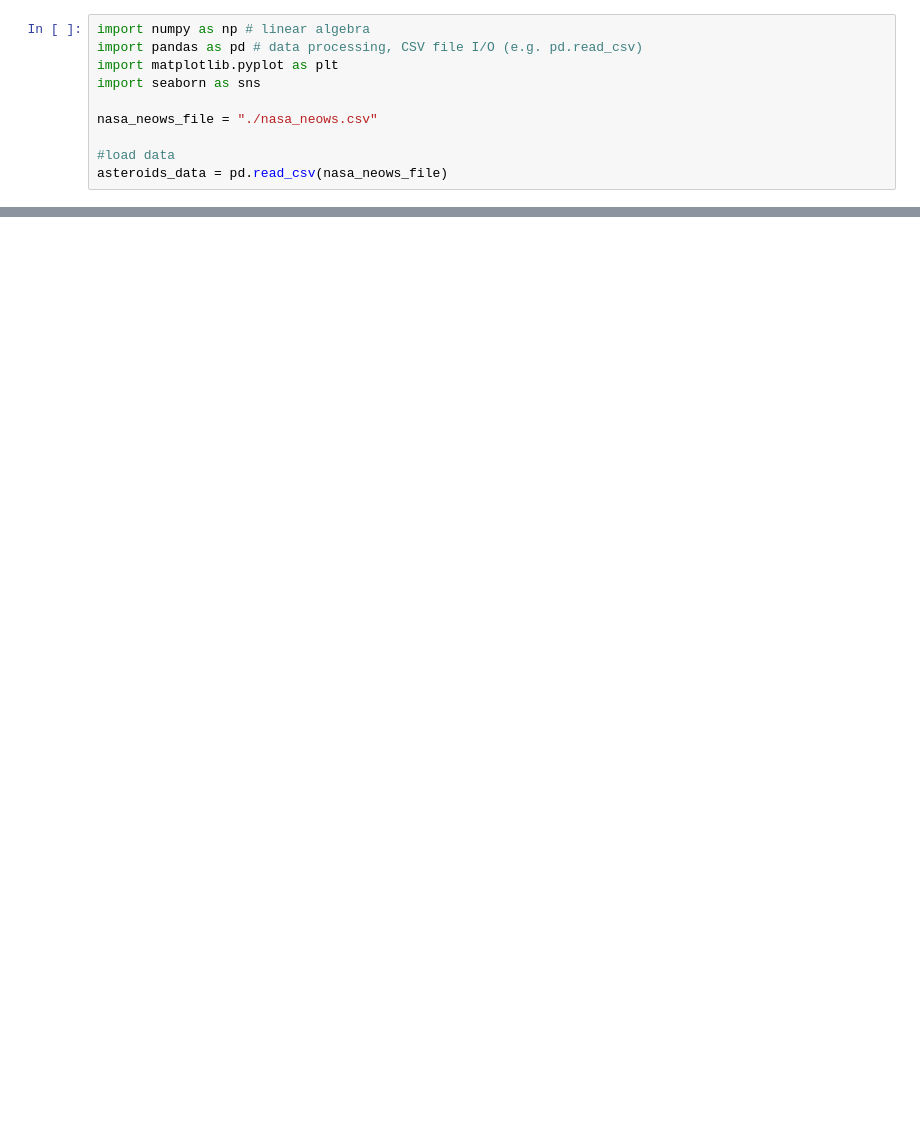
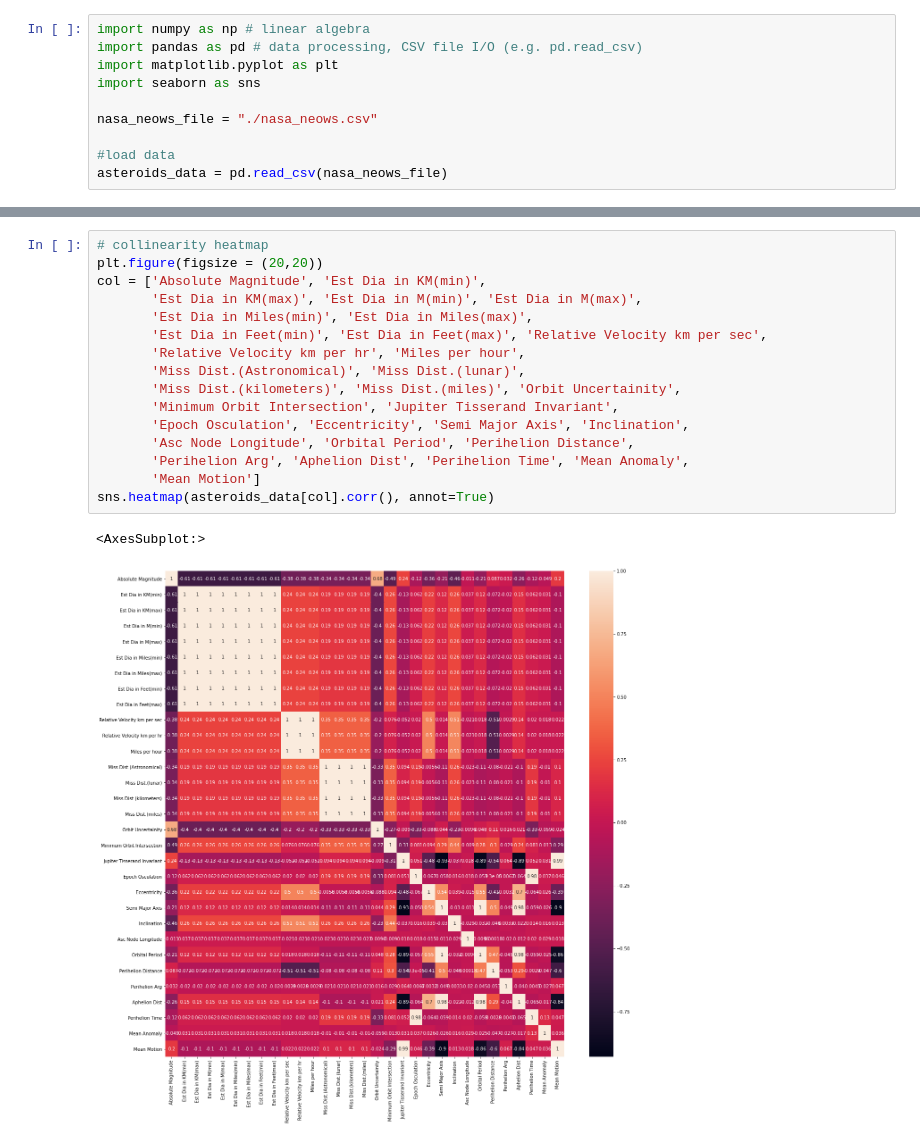
Before and after one commit to Wdong04/data_grad_proj, a Jupyter notebook: main.ipynb, the cells around one changed output, grey strips where cells are left out. Cells and saved outputs as stored; diff of their text form; blank space fills up the shorter version.

```diff
--- a/main.ipynb
+++ b/main.ipynb
@@ -16,0 +98,19 @@ asteroids_data.head(100)
+# %%
+# collinearity heatmap
+plt.figure(figsize = (20,20))
+col = ['Absolute Magnitude', 'Est Dia in KM(min)',
+       'Est Dia in KM(max)', 'Est Dia in M(min)', 'Est Dia in M(max)',
+       'Est Dia in Miles(min)', 'Est Dia in Miles(max)',
+       'Est Dia in Feet(min)', 'Est Dia in Feet(max)', 'Relative Velocity km per sec',
+       'Relative Velocity km per hr', 'Miles per hour',
+       'Miss Dist.(Astronomical)', 'Miss Dist.(lunar)',
+       'Miss Dist.(kilometers)', 'Miss Dist.(miles)', 'Orbit Uncertainity',
+       'Minimum Orbit Intersection', 'Jupiter Tisserand Invariant',
+       'Epoch Osculation', 'Eccentricity', 'Semi Major Axis', 'Inclination',
+       'Asc Node Longitude', 'Orbital Period', 'Perihelion Distance',
+       'Perihelion Arg', 'Aphelion Dist', 'Perihelion Time', 'Mean Anomaly',
+       'Mean Motion']
+sns.heatmap(asteroids_data[col].corr(), annot=True)
+# %% [output]
+<AxesSubplot:>
+[figure, added]
```
Also changed, not shown: parts of 9 cells of this notebook.
